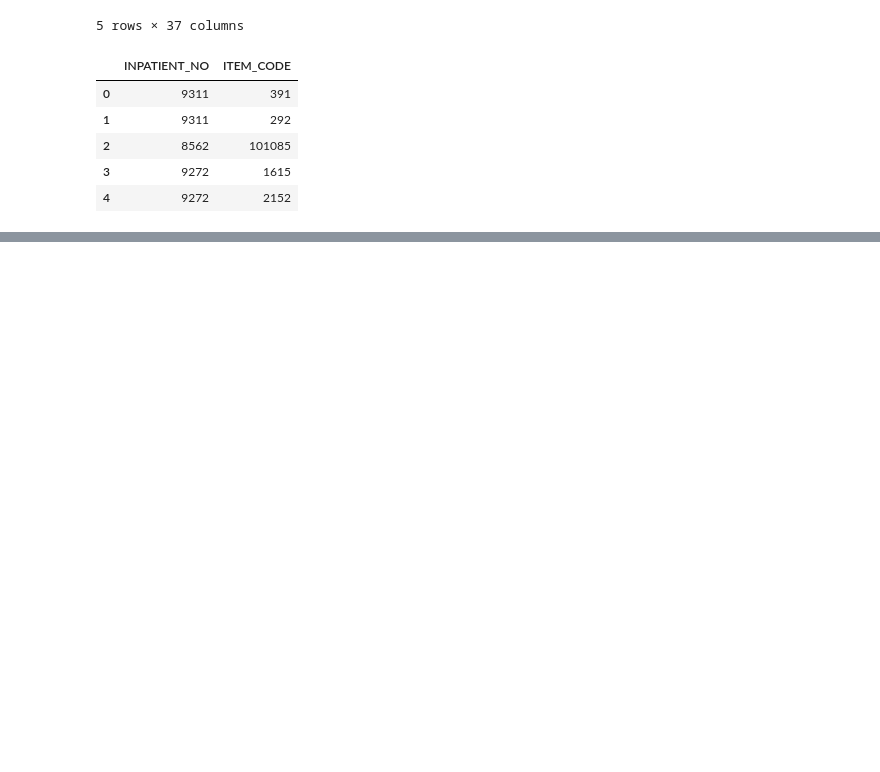
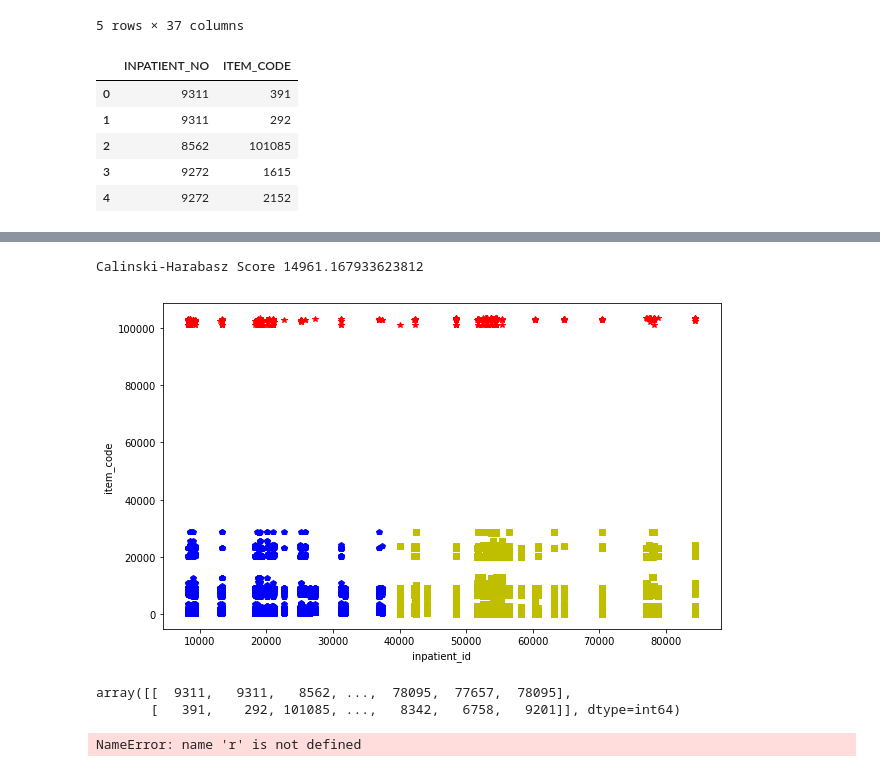
Before and after one commit to ShizhongLi/TP-NLP, a Jupyter notebook: cluster_analysis.ipynb, the cells around one changed output, grey strips where cells are left out. Cells and saved outputs as stored; diff of their text form; code cells hidden in the pictures; blank space fills up the shorter version.

```diff
--- a/cluster_analysis.ipynb
+++ b/cluster_analysis.ipynb
@@ -29,0 +99,55 @@ df_extracted.head()
+# %%
+y_pred = SpectralClustering(gamma=0.1).fit_predict(X)
+print("Calinski-Harabasz Score", metrics.calinski_harabaz_score(X, y_pred))
+# %% [output]
+Calinski-Harabasz Score 14961.167933623812
+# %%
+import numpy
+#转换数据格式
+tmp=numpy.array(df_extracted)
+#调用python关于机器学习sklearn库中的KMeans
+from sklearn.cluster import KMeans
+#设置分为3类，并训练数据
+kms=KMeans(n_clusters=3)
+y=kms.fit_predict(tmp)
+#将分类结果以散点图形式展示
+fig = plt.figure(figsize=(10,6))
+plt.xlabel('inpatient_id')
+plt.ylabel('item_code')
+for i in range(0,len(y)):
+    if(y[i]==0):
+        plt.plot(tmp[i,0],tmp[i,1],"*r")
+    elif(y[i]==1):
+        plt.plot(tmp[i,0],tmp[i,1],"sy")
+    elif(y[i]==2):
+        plt.plot(tmp[i,0],tmp[i,1],"pb")
+plt.show()
+# %% [output]
+[figure, added]
+# %%
+tmp
+# %% [output]
+array([[  9311,   9311,   8562, ...,  78095,  77657,  78095],
+       [   391,    292, 101085, ...,   8342,   6758,   9201]], dtype=int64)
+# %%
+from sklearn.manifold import TSNE
+
+tsne=TSNE()
+tsne.fit_transform(df_extracted)  #进行数据降维,降成两维
+#a=tsne.fit_transform(data_zs) #a是一个array,a相当于下面的tsne_embedding
+tsne=pd.DataFrame(tsne.embedding_,index=df_extracted.index) #转换数据格式
+
+import matplotlib.pyplot as plt
+
+d=tsne[[u'聚类类别']==0]
+plt.plot(d[0],d[1],'r.')
+
+d=tsne[r[u'聚类类别']==1]
+plt.plot(d[0],d[1],'go')
+
+d=tsne[r[u'聚类类别']==2]
+plt.plot(d[0],d[1],'b*')
+
+plt.show()
+# %% [output]
+NameError: name 'r' is not defined
```
Also changed, not shown: parts of 9 cells of this notebook.
